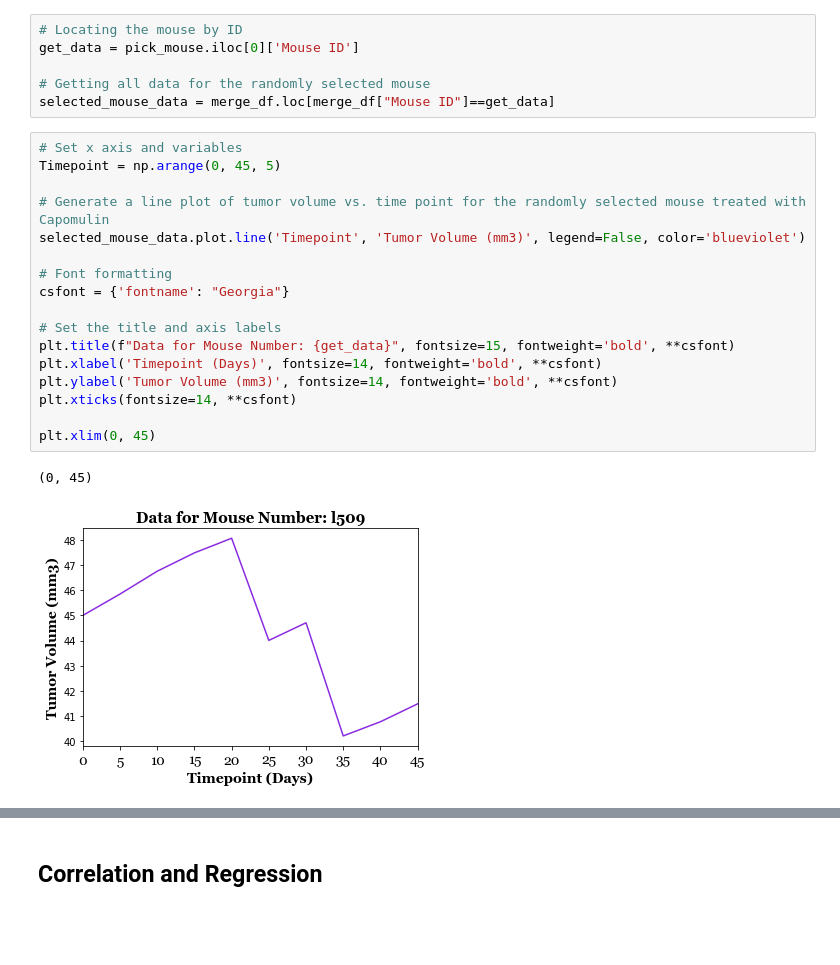
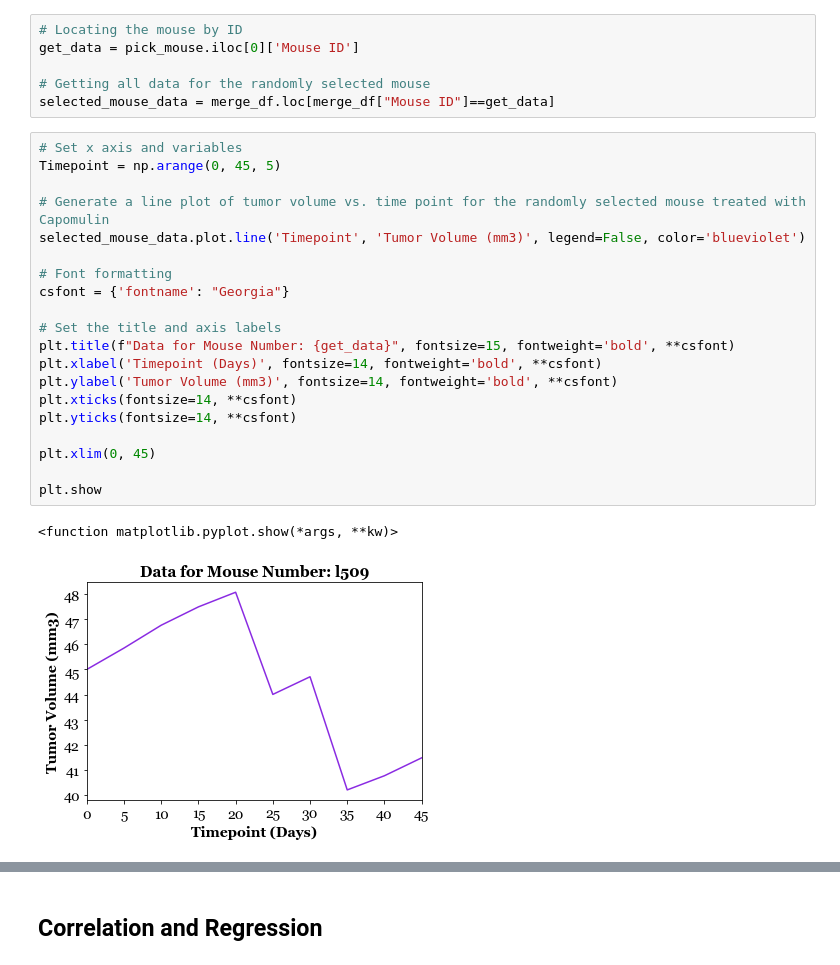
Before and after one commit to nlmuscanell/UCF-05-MATPLOTLIB, a Jupyter notebook: Pymaceuticals/pymaceuticals_starter.ipynb, the cells around one changed output, grey strips where cells are left out. Saved outputs shown, nothing was run; the diff lists cells and outputs as text; blank space fills up the shorter version.

```diff
--- a/Pymaceuticals/pymaceuticals_starter.ipynb
+++ b/Pymaceuticals/pymaceuticals_starter.ipynb
@@ -257,23 +257,26 @@ selected_mouse_data = merge_df.loc[merge_df["Mouse ID"]==get_data]
 # %%
 # Set x axis and variables
 Timepoint = np.arange(0, 45, 5)
 
 # Generate a line plot of tumor volume vs. time point for the randomly selected mouse treated with Capomulin
 selected_mouse_data.plot.line('Timepoint', 'Tumor Volume (mm3)', legend=False, color='blueviolet')
 
 # Font formatting
 csfont = {'fontname': "Georgia"}
 
 # Set the title and axis labels
 plt.title(f"Data for Mouse Number: {get_data}", fontsize=15, fontweight='bold', **csfont)
 plt.xlabel('Timepoint (Days)', fontsize=14, fontweight='bold', **csfont)
 plt.ylabel('Tumor Volume (mm3)', fontsize=14, fontweight='bold', **csfont)
 plt.xticks(fontsize=14, **csfont)
+plt.yticks(fontsize=14, **csfont)
 
 plt.xlim(0, 45)
+
+plt.show
 # %% [output]
-(0, 45)
+<function matplotlib.pyplot.show(*args, **kw)>
-[figure, old version]
+[figure, new version]
 # %%
 # Create a scatterplot for weight and average tumor volume for mice in the Capomulin regimen
 
```
Also changed, not shown: parts of 2 cells of this notebook.
